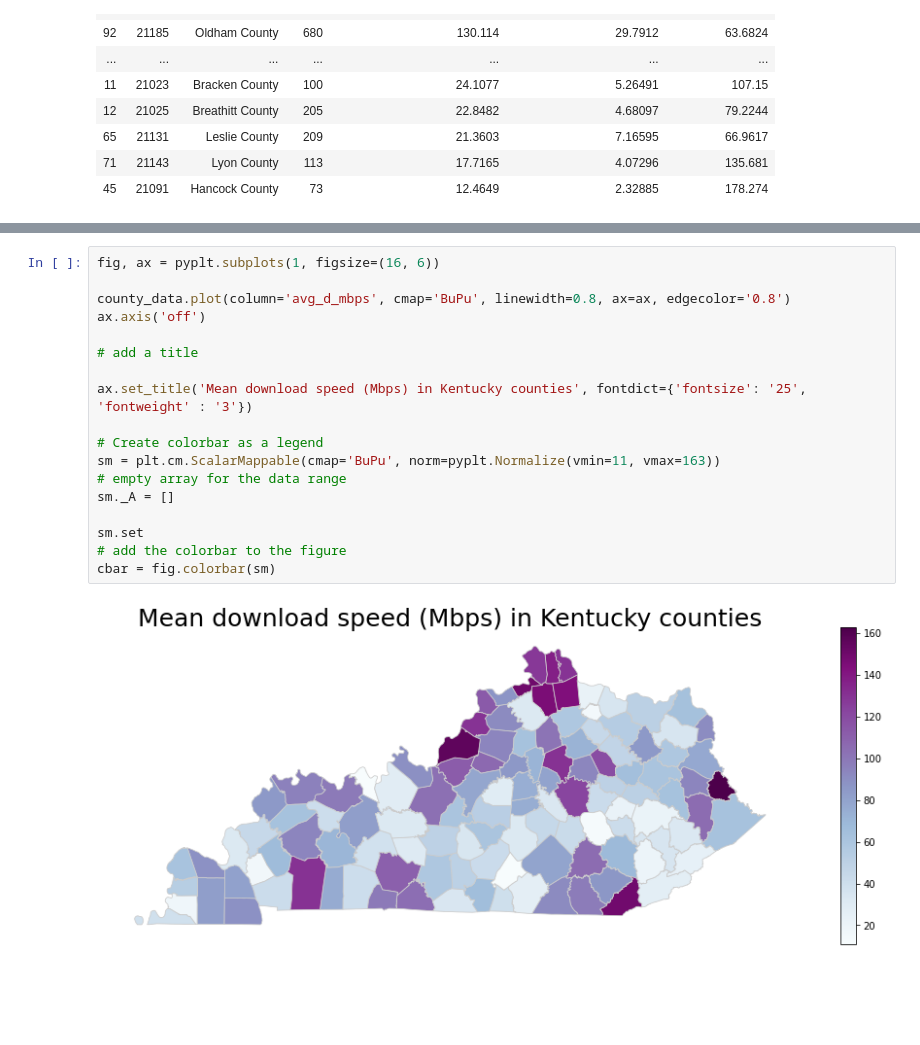
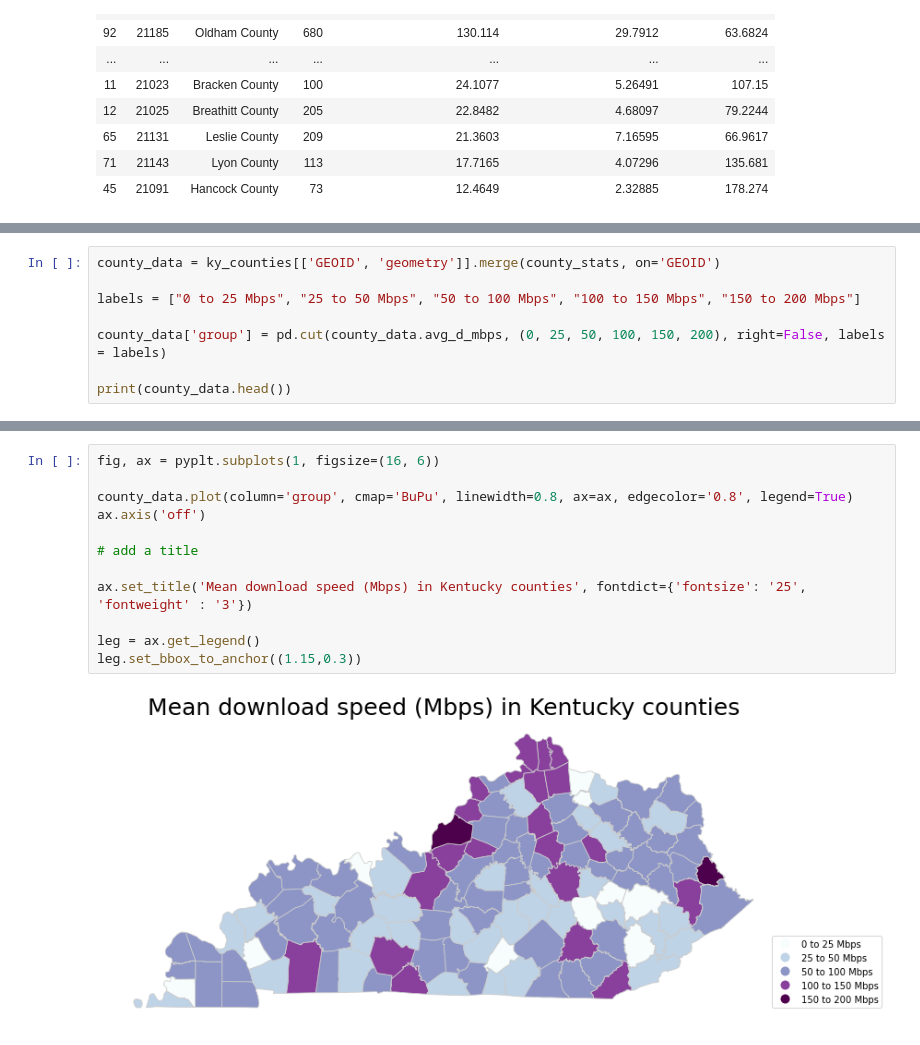
Before and after one commit to teamookla/ookla-open-data, a Jupyter notebook: tutorials/aggregate_by_county_py.ipynb, the cells around one changed output, grey strips where cells are left out. Cells and saved outputs as stored; diff of their text form; blank space fills up the shorter version.

```diff
--- a/tutorials/aggregate_by_county_py.ipynb
+++ b/tutorials/aggregate_by_county_py.ipynb
@@ -128,0 +130,8 @@ county_data['avg_d_mbps'].max()
+# %%
+county_data = ky_counties[['GEOID', 'geometry']].merge(county_stats, on='GEOID')
+
+labels = ["0 to 25 Mbps", "25 to 50 Mbps", "50 to 100 Mbps", "100 to 150 Mbps", "150 to 200 Mbps"]
+
+county_data['group'] = pd.cut(county_data.avg_d_mbps, (0, 25, 50, 100, 150, 200), right=False, labels = labels)
+
+print(county_data.head())
@@ -129,20 +152,14 @@ county_data['avg_d_mbps'].max()
 # %%
 fig, ax = pyplt.subplots(1, figsize=(16, 6))
 
-county_data.plot(column='avg_d_mbps', cmap='BuPu', linewidth=0.8, ax=ax, edgecolor='0.8')
+county_data.plot(column='group', cmap='BuPu', linewidth=0.8, ax=ax, edgecolor='0.8', legend=True)
 ax.axis('off')
 
 # add a title
 
 ax.set_title('Mean download speed (Mbps) in Kentucky counties', fontdict={'fontsize': '25', 'fontweight' : '3'})
 
-# Create colorbar as a legend
-sm = plt.cm.ScalarMappable(cmap='BuPu', norm=pyplt.Normalize(vmin=11, vmax=163))
-# empty array for the data range
-sm._A = []
-
-sm.set
-# add the colorbar to the figure
-cbar = fig.colorbar(sm)
+leg = ax.get_legend()
+leg.set_bbox_to_anchor((1.15,0.3))
 # %% [output]
-[figure, old version]
+[figure, new version]
```
Also changed, not shown: parts of 5 cells of this notebook.
